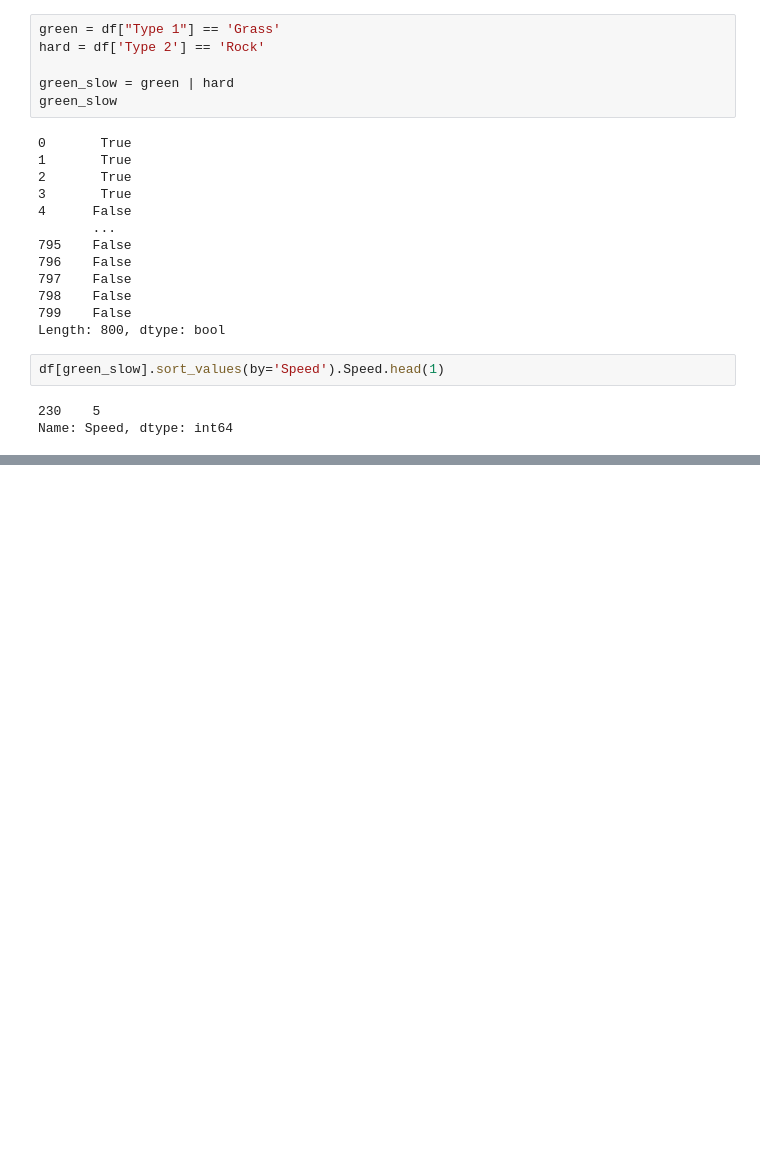
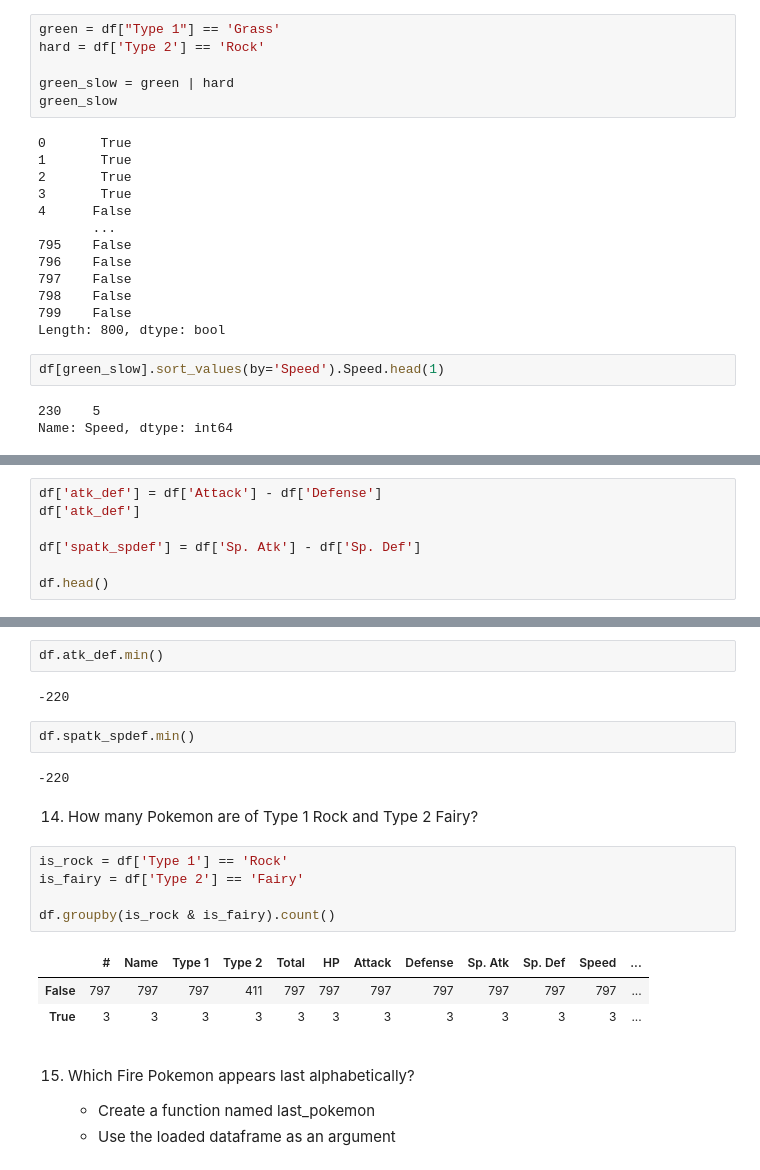
Before and after one commit to Joshua-Click/dumpy-pandas-visualization-exercises, a Jupyter notebook: pandas-warmup-7-31.ipynb, the cells around one changed output, grey strips where cells are left out. Saved outputs shown, nothing was run; the diff lists cells and outputs as text; blank space fills up the shorter version.

```diff
--- a/pandas-warmup-7-31.ipynb
+++ b/pandas-warmup-7-31.ipynb
@@ -230,0 +277,7 @@ Name: Speed, dtype: int64
+# %%
+df['atk_def'] = df['Attack'] - df['Defense']
+df['atk_def']
+
+df['spatk_spdef'] = df['Sp. Atk'] - df['Sp. Def']
+
+df.head()
@@ -230,0 +291,24 @@ Name: Speed, dtype: int64
+# %%
+df.atk_def.min()
+# %% [output]
+-220
+# %%
+df.spatk_spdef.min()
+# %% [output]
+-220
+# %% [markdown]
+14. How many Pokemon are of Type 1 Rock and Type 2 Fairy?
+# %%
+is_rock = df['Type 1'] == 'Rock'
+is_fairy = df['Type 2'] == 'Fairy'
+
+df.groupby(is_rock & is_fairy).count()
+# %% [output]
+|  | # | Name | Type 1 | Type 2 | Total | HP | Attack | Defense | Sp. Atk | Sp. Def | Speed | ... |
+| False | 797 | 797 | 797 | 411 | 797 | 797 | 797 | 797 | 797 | 797 | 797 | ... |
+| True | 3 | 3 | 3 | 3 | 3 | 3 | 3 | 3 | 3 | 3 | 3 | ... |
+# %% [markdown]
+15. Which Fire Pokemon appears last alphabetically?
+
+    * Create a function named last_pokemon
+    * Use the loaded dataframe as an argument
```
Also changed, not shown: parts of 7 cells of this notebook.
